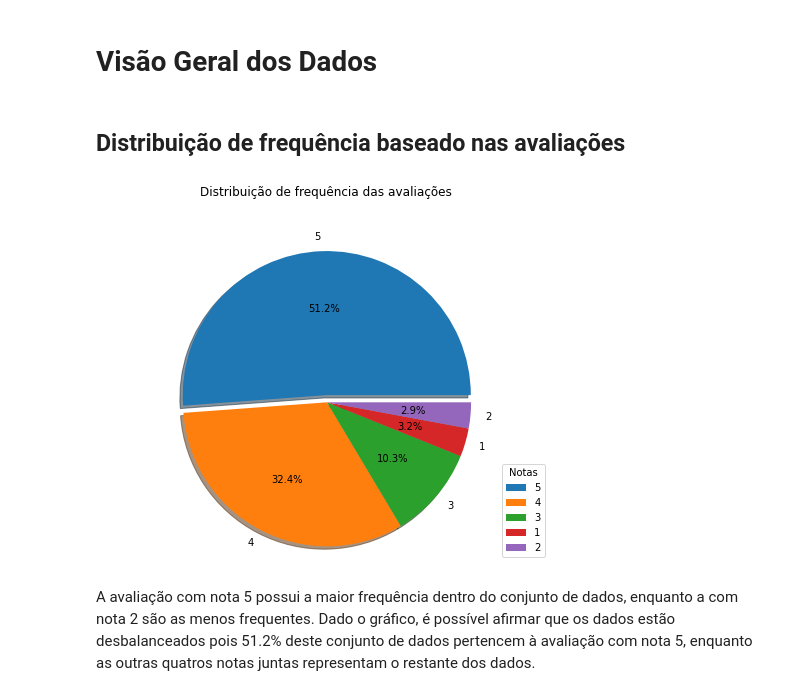
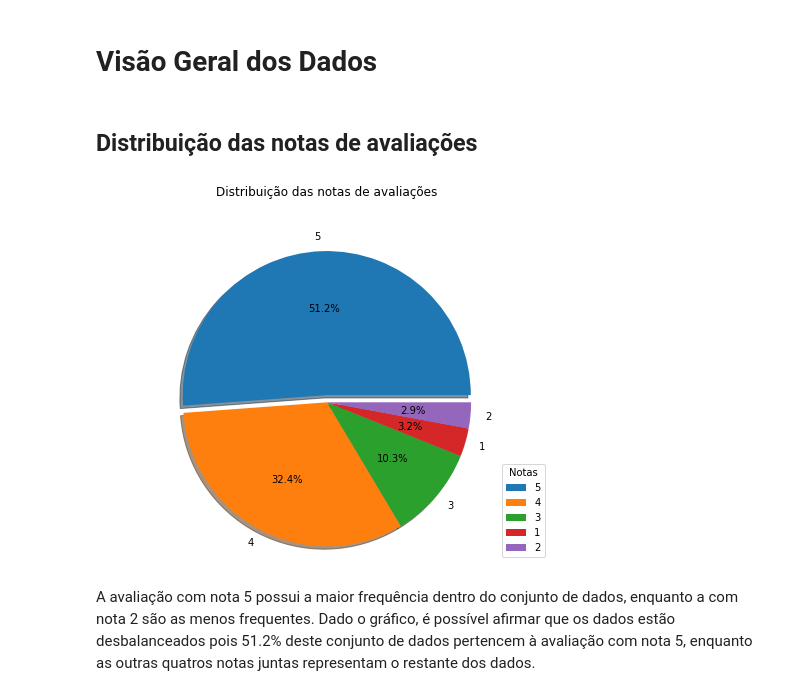
Before and after one commit to kidkmon/Sentiment-Analysis-TripAdvisor, a Jupyter notebook: Analise_sentimentos_TripAdvisor.ipynb, the cells around one changed output. Saved outputs shown, nothing was run; the diff lists cells and outputs as text; code cells hidden in the pictures.

```diff
--- a/Analise_sentimentos_TripAdvisor.ipynb
+++ b/Analise_sentimentos_TripAdvisor.ipynb
@@ -234,23 +239,23 @@ item_reviewed["address.streetAddress"].isna().sum()
 # %% [markdown]
 # Visão Geral dos Dados
 # %% [markdown]
-## Distribuição de frequência baseado nas avaliações
+## Distribuição das notas de avaliações
 # %%
 labels = df['ratingValue'].unique()
 rating_percent = df['ratingValue'].value_counts(normalize=True) * 100
 explode = (0.05, 0, 0, 0, 0)
 
 fig, ax = plt.subplots(figsize=(8,6))
 ax.pie(rating_percent, explode=explode, labels=labels, autopct='%1.1f%%',
         shadow=True)
 ax.axis('equal')
 
-plt.title('Distribuição de frequência das avaliações', pad=40)
+plt.title('Distribuição das notas de avaliações', pad=40)
 ax.legend(labels, loc='lower right', title='Notas')
 
 plt.show()
 # %% [output]
-[figure, old version]
+[figure, new version]
 # %% [markdown]
 A avaliação com nota 5 possui a maior frequência dentro do conjunto de dados, enquanto a com nota 2 são as menos frequentes. Dado o gráfico, é possível afirmar que os dados estão desbalanceados pois 51.2% deste conjunto de dados pertencem à avaliação com nota 5, enquanto as outras quatros notas juntas representam o restante dos dados.
 # %% [markdown]
```
Also changed, not shown: parts of 6 cells of this notebook.
